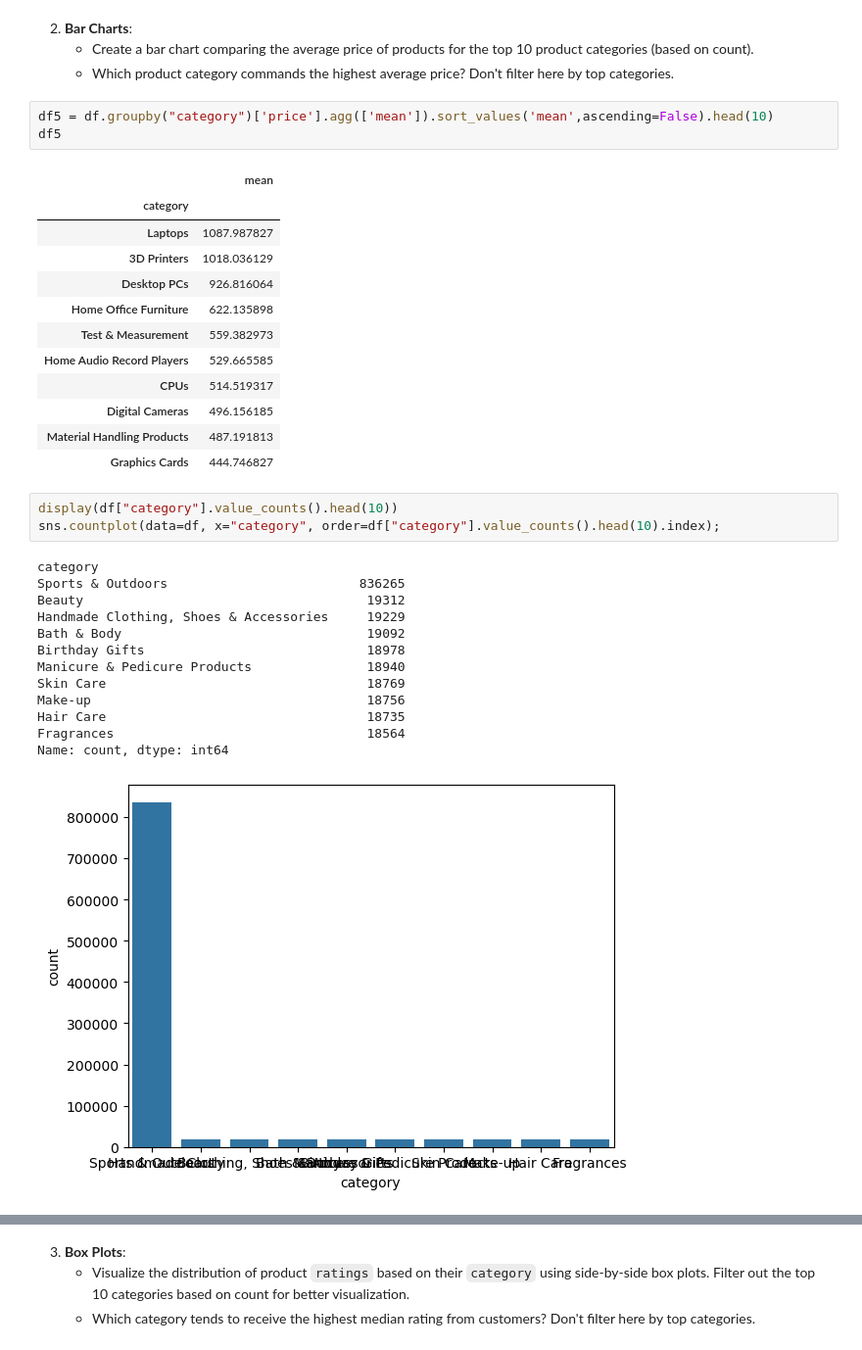
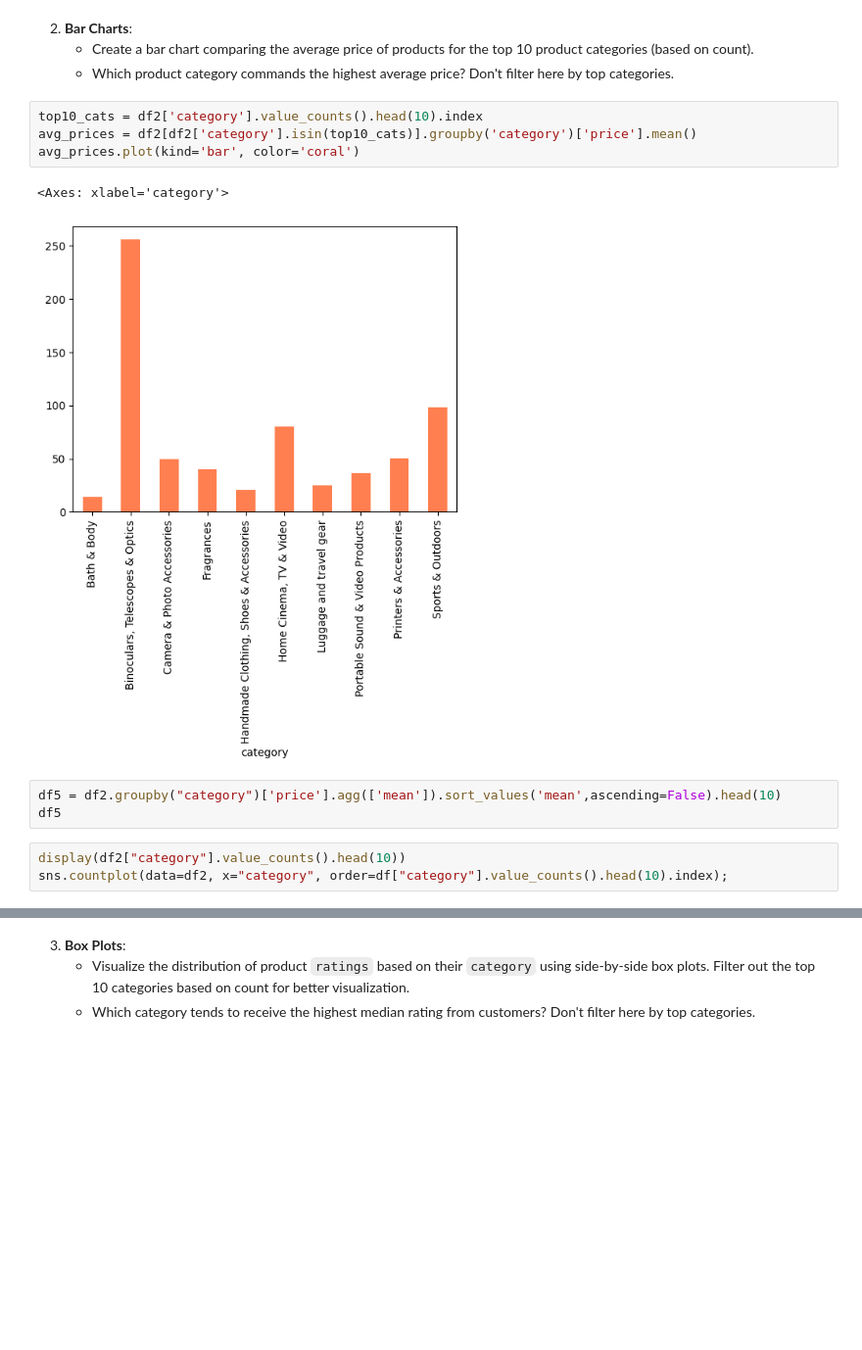
Before and after one commit to GuiHaasBR/lab-eda-bivariate, a Jupyter notebook: lab_bivariate.ipynb, the cells around one changed output, grey strips where cells are left out. Shown at 98% size. Saved outputs shown, nothing was run; the diff lists cells and outputs as text; blank space fills up the shorter version.

```diff
--- a/lab_bivariate.ipynb
+++ b/lab_bivariate.ipynb
@@ -231,37 +234,17 @@ sns.violinplot(data=df4, x='median', y= 'category', palette="coolwarm", hue='cat
 2. **Bar Charts**:
     - Create a bar chart comparing the average price of products for the top 10 product categories (based on count).
     - Which product category commands the highest average price? Don't filter here by top categories.
+# %%
+top10_cats = df2['category'].value_counts().head(10).index
+avg_prices = df2[df2['category'].isin(top10_cats)].groupby('category')['price'].mean()
+avg_prices.plot(kind='bar', color='coral')
+# %% [output]
+<Axes: xlabel='category'>
+[figure, added]
 # %%
-df5 = df.groupby("category")['price'].agg(['mean']).sort_values('mean',ascending=False).head(10)
+df5 = df2.groupby("category")['price'].agg(['mean']).sort_values('mean',ascending=False).head(10)
 df5
-# %% [output]
-|  | mean |
-| category |  |
-| Laptops | 1087.987827 |
-| 3D Printers | 1018.036129 |
-| Desktop PCs | 926.816064 |
-| Home Office Furniture | 622.135898 |
-| Test & Measurement | 559.382973 |
-| Home Audio Record Players | 529.665585 |
-| CPUs | 514.519317 |
-| Digital Cameras | 496.156185 |
-| Material Handling Products | 487.191813 |
-| Graphics Cards | 444.746827 |
 # %%
-display(df["category"].value_counts().head(10))
-sns.countplot(data=df, x="category", order=df["category"].value_counts().head(10).index);
+display(df2["category"].value_counts().head(10))
+sns.countplot(data=df2, x="category", order=df["category"].value_counts().head(10).index);
-# %% [output]
-category
-Sports & Outdoors                         836265
-Beauty                                     19312
-Handmade Clothing, Shoes & Accessories     19229
-Bath & Body                                19092
-Birthday Gifts                             18978
-Manicure & Pedicure Products               18940
-Skin Care                                  18769
-Make-up                                    18756
-Hair Care                                  18735
-Fragrances                                 18564
-Name: count, dtype: int64
-[figure, removed]
 # %%
```
Also changed, not shown: parts of 26 cells of this notebook.
